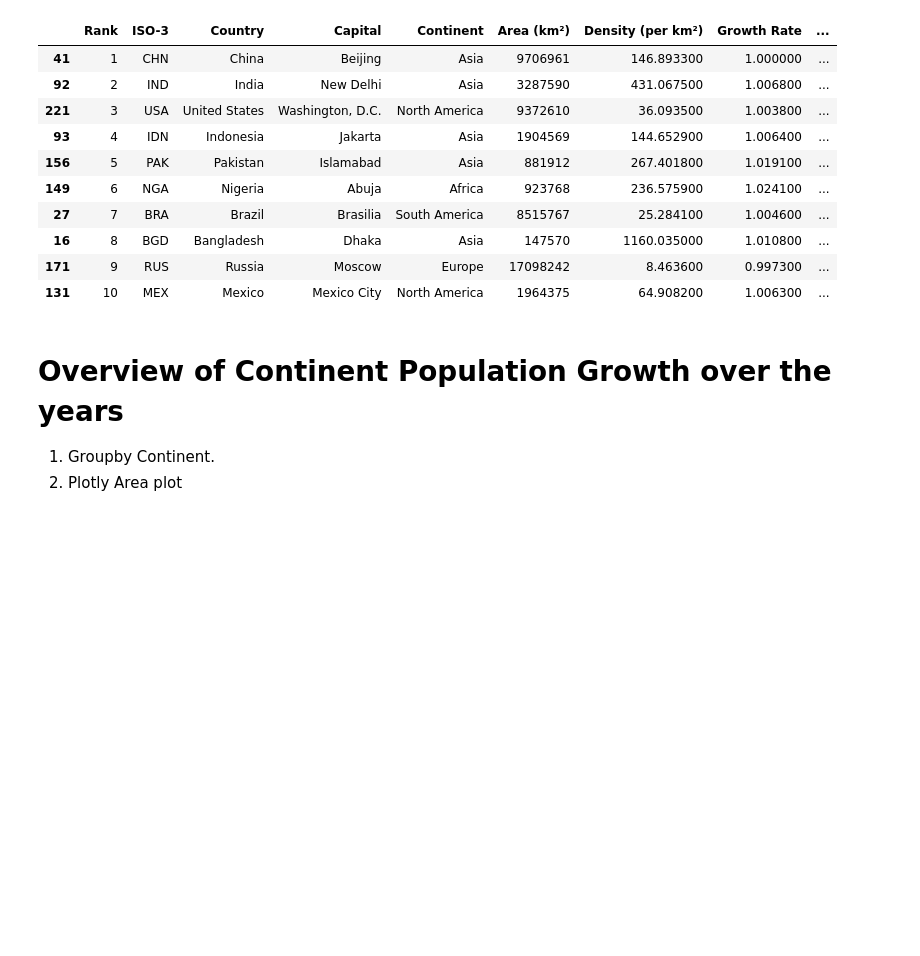
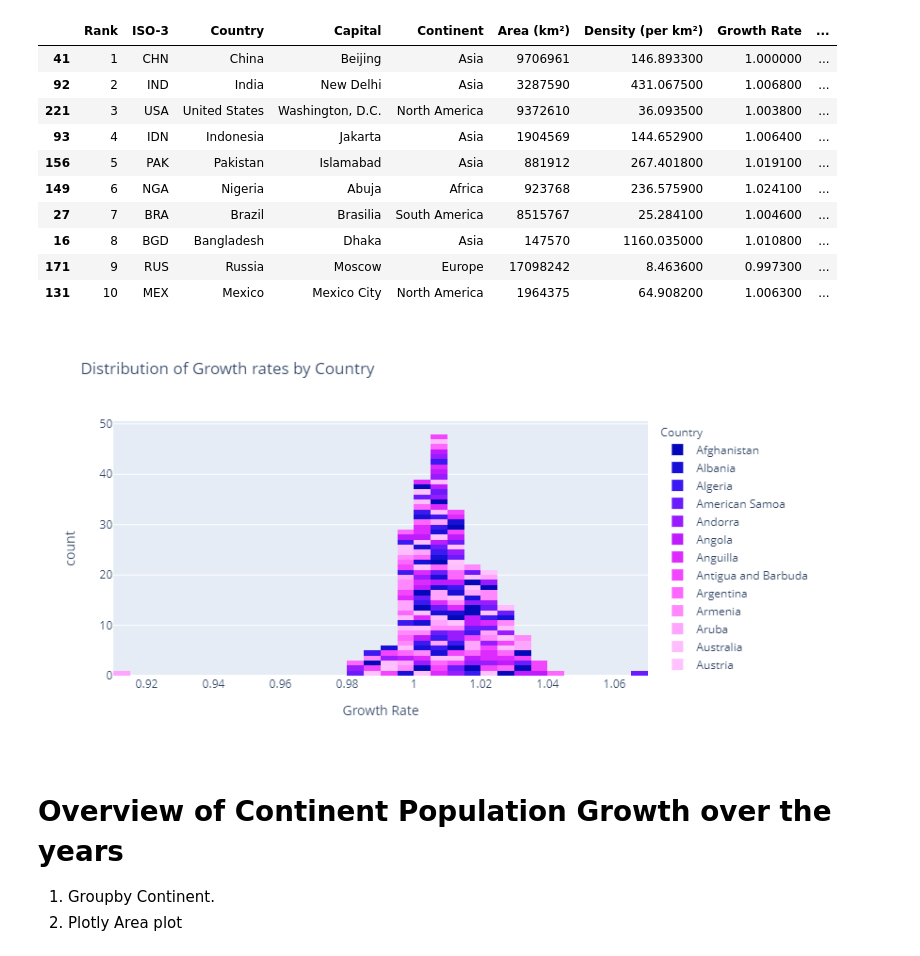
Before and after one commit to sienlonglim/eda_data_cleaning, a Jupyter notebook: World population/plotly-eda-of-world-population-w-choropleths.ipynb, the cells around one changed output. Drawn from its saved outputs; the diff is of its cells as text; code cells hidden in the pictures; blank space fills up the shorter version.

```diff
--- a/World population/plotly-eda-of-world-population-w-choropleths.ipynb
+++ b/World population/plotly-eda-of-world-population-w-choropleths.ipynb
@@ -93,6 +95,13 @@ top10_df.style.background_gradient()
 | 16 | 8 | BGD | Bangladesh | Dhaka | Asia | 147570 | 1160.035000 | 1.010800 | ... |
 | 171 | 9 | RUS | Russia | Moscow | Europe | 17098242 | 8.463600 | 0.997300 | ... |
 | 131 | 10 | MEX | Mexico | Mexico City | North America | 1964375 | 64.908200 | 1.006300 | ... |
+# %%
+fig = px.histogram(wp_df, x="Growth Rate", color = 'Country',
+                   color_discrete_sequence = px.colors.sequential.Plotly3,
+                   title= 'Distribution of Growth rates by Country')
+fig.show()
+# %% [output]
+[figure, added]
 # %% [markdown]
 # Overview of Continent Population Growth over the years
 1. Groupby Continent.
```
Also changed, not shown: parts of 7 cells of this notebook.
